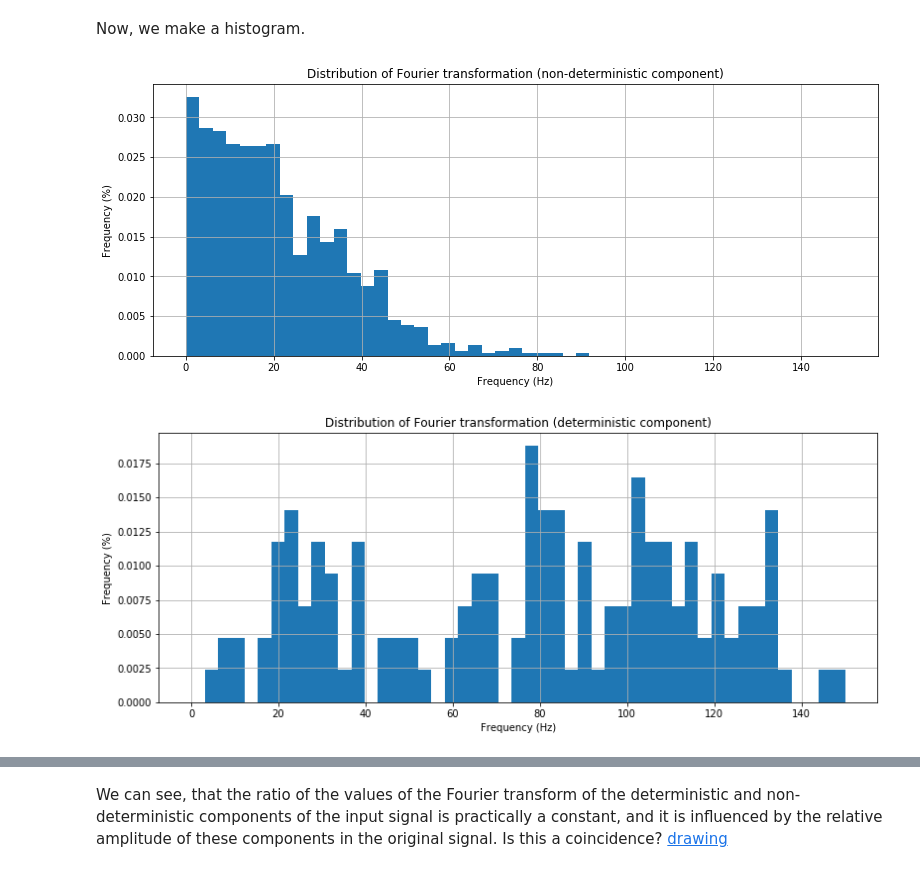
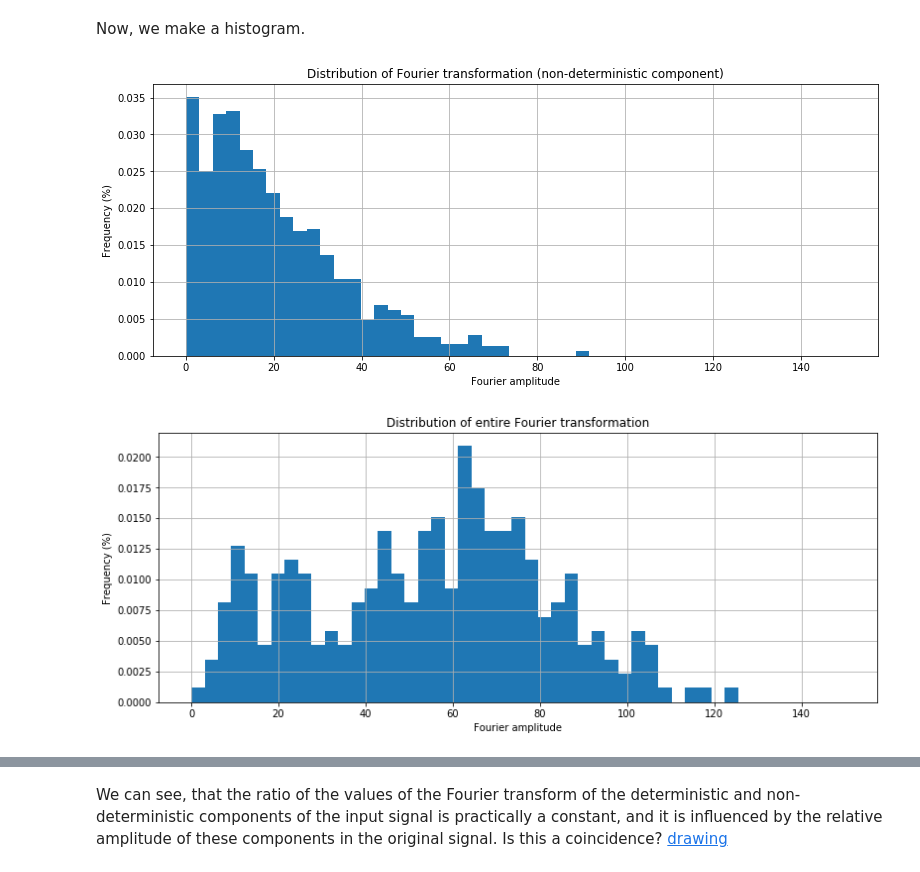
Before and after one commit to martonvavrik/fusion_research, a Jupyter notebook: waves.ipynb, the cells around one changed output, grey strips where cells are left out. Drawn from its saved outputs; the diff is of its cells as text; code cells hidden in the pictures.

Commit message:
Add files via upload
Minor (titles) improvements

```diff
--- a/waves.ipynb
+++ b/waves.ipynb
@@ -15,16 +15,19 @@ from IPython.display import display
 <br> randamp - amplitude of noise (random noise)
 <br> <br> First, we create our signal and noise. In deafult: a sine wave, and a white noise.
 # %%
-f=1
+f=2
 #t=4
 samples=4000
 s_rate=1000
 t=samples/s_rate
 randamp=2
-frangemax=int(35*t)
+nyquist=samples/2/t
+frangemax=int(70*t)
+frangemaxind=int(35*t)
 
 x = np.linspace(0.0, t, samples)
-s_det = np.sin(f*2*np.pi*x*(1+(x*10**2)**0.5))
+#s_det = np.sin(f*2*np.pi*x)
+s_det = np.sin(f*2*np.pi*x*(1+(x*10**2)**0.5)) #Changing freqency
 s_noise = (np.random.rand(samples)-0.5)*randamp
 s=(s_det+s_noise)/(0.5*randamp+1)
 
@@ -273,24 +274,24 @@ br_f_abs = np.abs(scipy.fftpack.fft(b_rand))
 # %%
 hist_bins = np.linspace(0.0, 150, 50)
 
 plt.figure(figsize=(13,5))
 plt.hist(yf_noise,hist_bins, density=True)
 plt.title('Distribution of Fourier transformation (non-deterministic component)')
 plt.ylabel('Frequency (%)')
-plt.xlabel('Frequency (Hz)')
+plt.xlabel('Fourier amplitude')
 plt.grid(True)
 plt.show()
 
 plt.figure(figsize=(13,5))
 plt.hist(yfabs, hist_bins, density=True)
-plt.title('Distribution of Fourier transformation (deterministic component)')
+plt.title('Distribution of entire Fourier transformation')
 plt.ylabel('Frequency (%)')
-plt.xlabel('Frequency (Hz)')
+plt.xlabel('Fourier amplitude')
 plt.grid(True)
 plt.show()
 # %% [output]
-[figure, old version]
+[figure, new version]
-[figure, old version]
+[figure, new version]
 # %%
 plt.figure(figsize=(13,5))
 plt.acorr(yfabs, maxlags=100)
```
Also changed, not shown: parts of 12 cells of this notebook.
